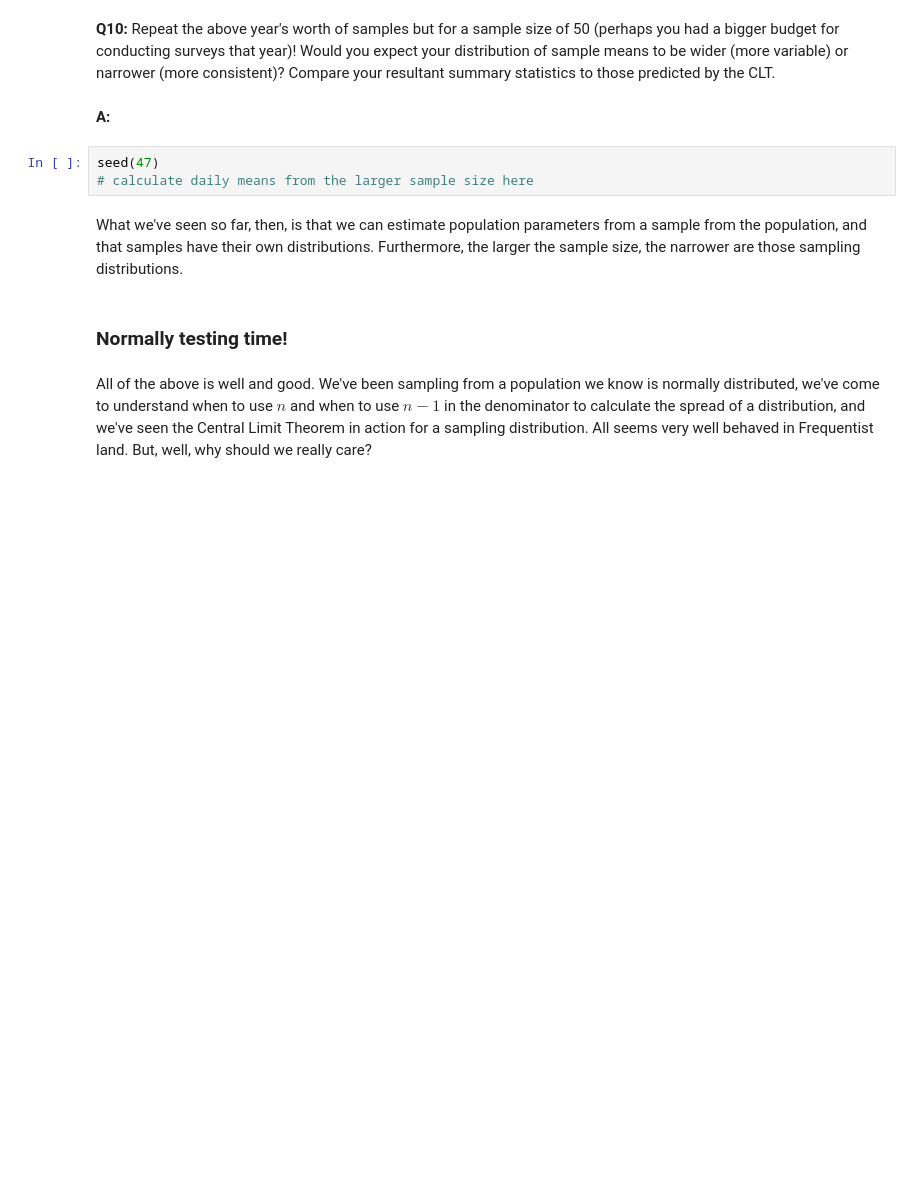
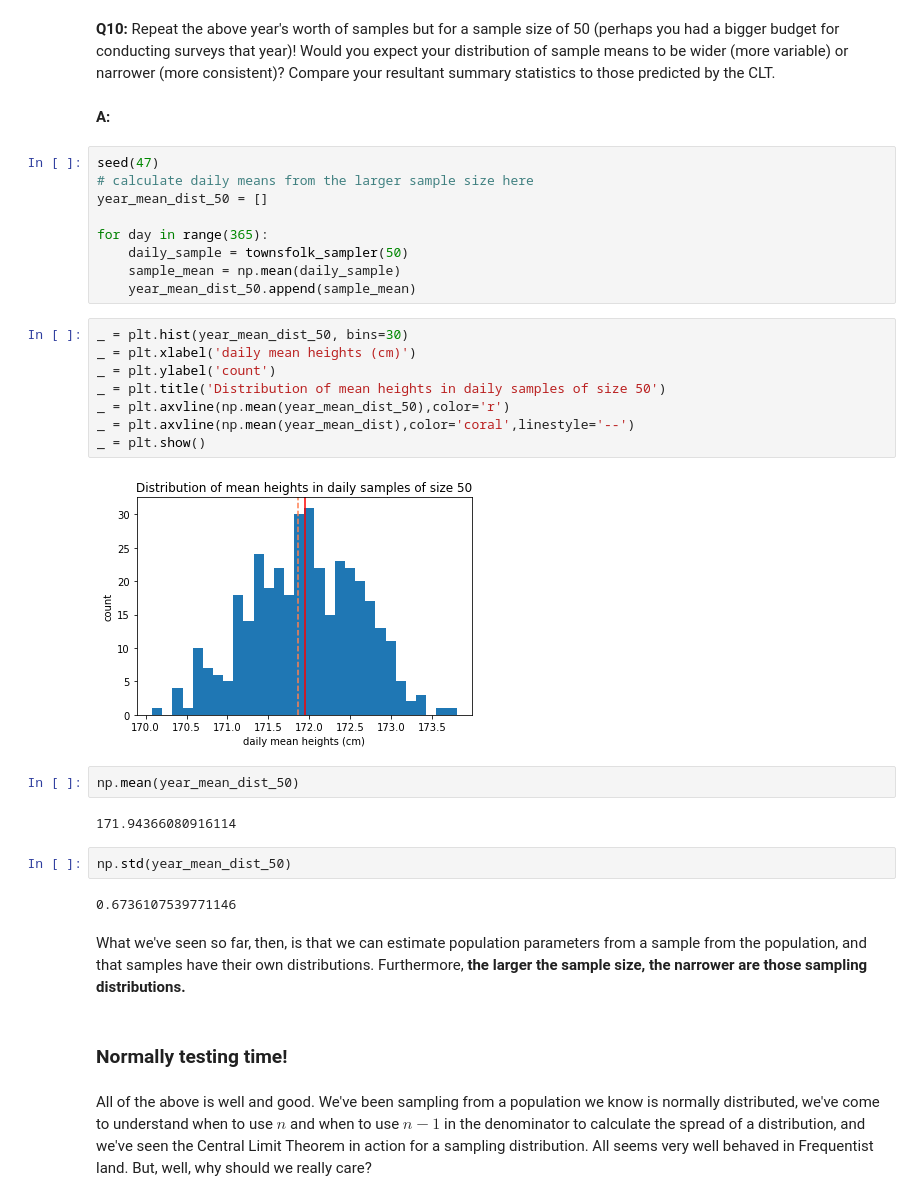
Before and after one commit to kstoudt/Springboard, a Jupyter notebook: 11. Python Statistics in EDA/Frequentist Case Study/Frequentist Inference Case Study - Part A (3).ipynb, the cells around one changed output. Cells and saved outputs as stored; diff of their text form; blank space fills up the shorter version.

```diff
--- a/11. Python Statistics in EDA/Frequentist Case Study/Frequentist Inference Case Study - Part A (3).ipynb
+++ b/11. Python Statistics in EDA/Frequentist Case Study/Frequentist Inference Case Study - Part A (3).ipynb
@@ -187,8 +240,32 @@ __A:__
 # %%
 seed(47)
 # calculate daily means from the larger sample size here
+year_mean_dist_50 = []
+
+for day in range(365):
+    daily_sample = townsfolk_sampler(50)
+    sample_mean = np.mean(daily_sample)
+    year_mean_dist_50.append(sample_mean)
+# %%
+_ = plt.hist(year_mean_dist_50, bins=30)
+_ = plt.xlabel('daily mean heights (cm)')
+_ = plt.ylabel('count')
+_ = plt.title('Distribution of mean heights in daily samples of size 50')
+_ = plt.axvline(np.mean(year_mean_dist_50),color='r')
+_ = plt.axvline(np.mean(year_mean_dist),color='coral',linestyle='--')
+_ = plt.show()
+# %% [output]
+[figure, added]
+# %%
+np.mean(year_mean_dist_50)
+# %% [output]
+171.94366080916114
+# %%
+np.std(year_mean_dist_50)
+# %% [output]
+0.6736107539771146
 # %% [markdown]
-What we've seen so far, then, is that we can estimate population parameters from a sample from the population, and that samples have their own distributions. Furthermore, the larger the sample size, the narrower are those sampling distributions.
+What we've seen so far, then, is that we can estimate population parameters from a sample from the population, and that samples have their own distributions. Furthermore, **the larger the sample size, the narrower are those sampling distributions.**
 # %% [markdown]
 ### Normally testing time!
 # %% [markdown]
```
Also changed, not shown: parts of 24 cells of this notebook.
